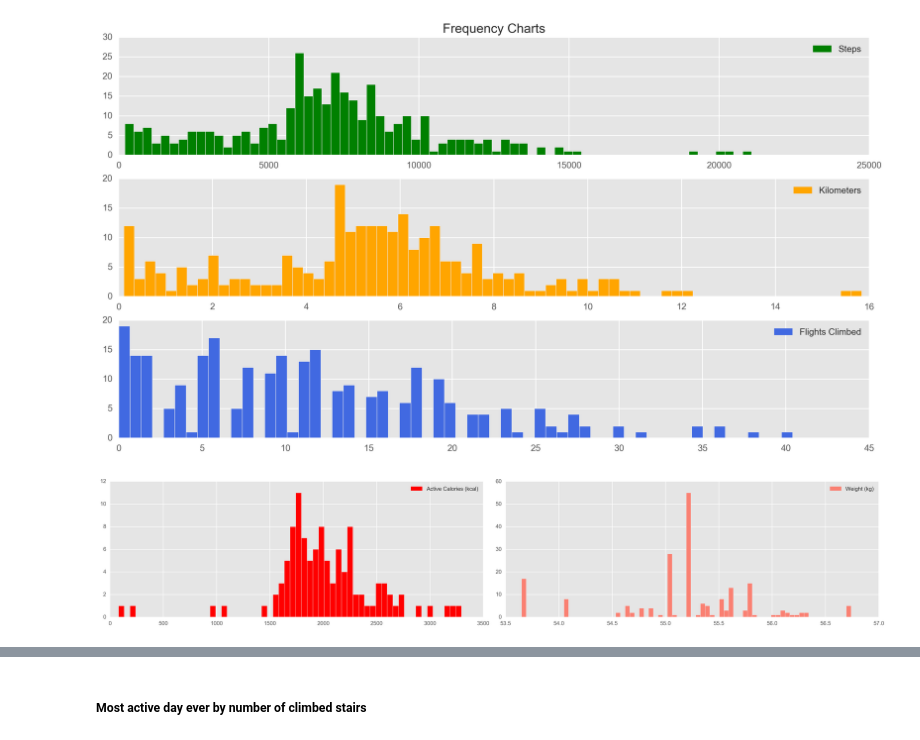
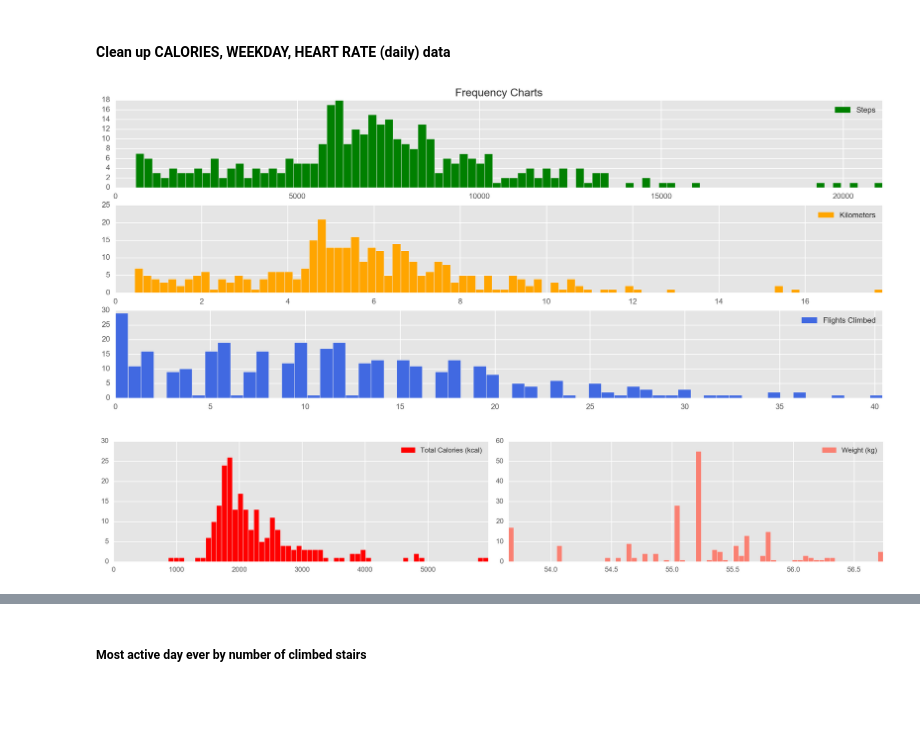
Before and after one commit to ivailop7/Health-Data-Analysis, a Jupyter notebook: Activity+Tracking+Analytics.ipynb, the cells around one changed output, grey strips where cells are left out. Drawn from its saved outputs; the diff is of its cells as text; code cells hidden in the pictures; blank space fills up the shorter version.

Commit message:
Latest Version of Health Data Analysis

```diff
--- a/Activity+Tracking+Analytics.ipynb
+++ b/Activity+Tracking+Analytics.ipynb
@@ -92,5 +72,0 @@ data['Day'] = data['Day'].apply(lambda x: days[x])
-# %%
-#Display the charts in the Notebook and increase the images resolution from the default of 80 to 150
-%pylab inline
-plt.rc("savefig", dpi=300)
-matplotlib.style.use('ggplot')
@@ -99,45 +95,49 @@ Populating the interactive namespace from numpy and matplotlib
+# %% [markdown]
+#### Clean up CALORIES, WEEKDAY, HEART RATE (daily) data
+# %%
+data_for_cal = data
+data_for_cal.ix[data_for_cal.ix[:,'Total Calories (kcal)']<0.1,['Total Calories (kcal)','Active Calories (kcal)','Resting Calories (kcal)']] = np.nan
+data_for_cal = data[np.isfinite(data['Total Calories (kcal)'])]
+data_for_cal = data_for_cal.ix[data_for_cal.index>'2016-03-11']
+data_for_cal2 = data_for_cal.drop(['Body Fat Percentage (%)','Body Mass Index (count)','Lean Body Mass (kg)','Weight (kg)','Distance (km)','Flights Climbed (count)','Steps (count)','Weekday','Total Calories (kcal)','Heart Rate (count/min)'],axis=1)
+
+data_for_weekday = data.drop(['Body Fat Percentage (%)','Body Mass Index (count)','Lean Body Mass (kg)','Weight (kg)'],axis=1)
+
+data_for_hr = data[["Heart Rate (count/min)","Weekday"]].copy()
+data_for_hr = data_for_hr.ix[data_for_hr["Heart Rate (count/min)"]>0]
 # %%
-data_for_steps = data[np.isfinite(data['Steps (count)'])]
-data_for_distance = data
-data_for_cal = data
-
-data_for_distance.loc[data_for_distance.loc[:,'Distance (km)']<0.1,'Distance (km)'] = np.nan
-data_for_distance = data[np.isfinite(data['Distance (km)'])]
-
-data_for_cal.loc[data_for_cal.loc[:,'Active Calories (kcal)']<0.1,'Active Calories (kcal)'] = np.nan
-data_for_cal = data[np.isfinite(data['Active Calories (kcal)'])]
-
-#Frequency charts of Steps & Distance (km)
-plt.figure(1,figsize=(15,8))
+plt.figure(1,figsize=(18,7))
 
 plt.subplot(311)
 plt.title('Frequency Charts')
 plt.legend(handles=[mpatches.Patch(color='green', label='Steps')])
-plt.hist(data_for_steps.loc[:,'Steps (count)'], bins=70, color='g')
+plt.hist(data_for_steps.ix[:,'Steps (count)'], bins=90, color='g')
+plt.xlim(0,data_for_steps.ix[:,'Steps (count)'].max())
 
 plt.subplot(312)
 plt.legend(handles=[mpatches.Patch(color='orange', label='Kilometers')])
-plt.hist(data_for_distance.loc[:,'Distance (km)'], bins=70, color='orange')
+plt.hist(data_for_steps.ix[:,'Distance (km)'], bins=90, color='orange')
+plt.xlim(0,data_for_steps.ix[:,'Distance (km)'].max())
 
 plt.subplot(313)
 plt.legend(handles=[mpatches.Patch(color='royalblue', label='Flights Climbed')])
-plt.hist(data_for_distance.loc[:,'Flights Climbed (count)'], bins=60, color='royalblue')
+plt.hist(data_for_steps.ix[:,'Flights Climbed (count)'], bins=60, color='royalblue')
+plt.xlim(0,data_for_steps.ix[:,'Flights Climbed (count)'].max())
 
-plt.figure(2,figsize=(20,4))
+plt.figure(2,figsize=(16,3))
 plt.subplot(121)
-plt.legend(handles=[mpatches.Patch(color='red', label='Active Calories (kcal)')])
-plt.hist(data_for_cal.loc[:,'Active Calories (kcal)'], bins=60, color='red')
+plt.legend(handles=[mpatches.Patch(color='red', label='Total Calories (kcal)')])
+plt.hist(data_for_cal.ix[:,'Total Calories (kcal)'], bins=60, color='red')
+plt.xlim(0,data_for_cal.ix[:,'Total Calories (kcal)'].max())
 
 plt.subplot(122)
-data_for_weight = data[np.isfinite(data['Weight (kg)'])]
-data_for_weight = data_for_weight.ix[:,['Weight (kg)']]
-data_for_weight = data_for_weight.ix[data_for_weight.index>'2016-03-28']
 plt.legend(handles=[mpatches.Patch(color='salmon', label='Weight (kg)')])
-plt.hist(data_for_weight.loc[:,'Weight (kg)'], bins=70, color='salmon')
+plt.hist(data_for_weight.ix[:,'Weight (kg)'], bins=70, color='salmon')
+plt.xlim(data_for_weight.ix[:,'Weight (kg)'].min(),data_for_weight.ix[:,'Weight (kg)'].max())
 
 plt.tight_layout()
 plt.show()
 # %% [output]
-[figure, old version]
+[figure, new version]
-[figure, old version]
+[figure, new version]
 # %%
```
Also changed, not shown: parts of 42 cells of this notebook, 2 other files.
